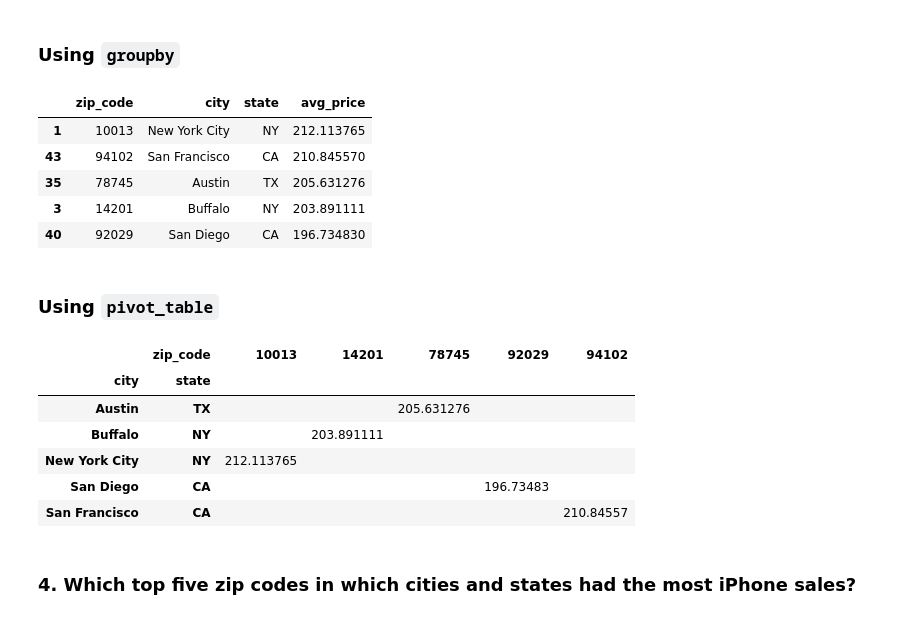
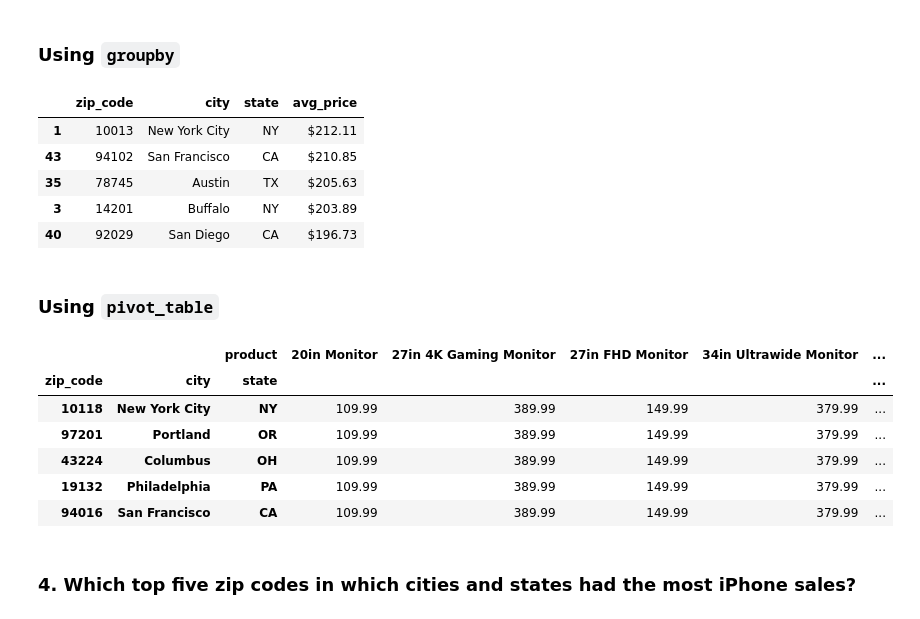
Before and after one commit to kidushaftom/athletic-sales-analysis, a Jupyter notebook: sales_data_starter_code.ipynb, the cells around one changed output. Drawn from its saved outputs; the diff is of its cells as text; code cells hidden in the pictures.

```diff
--- a/sales_data_starter_code.ipynb
+++ b/sales_data_starter_code.ipynb
@@ -142,6 +142,6 @@ dtypes: float64(1), int64(3), object(4)
 memory usage: 2.2+ MB
 # %%
 # Convert the "order_date" column to a datetime datatype.
-sales['order_date'] = pd.to_datetime(sales['order_date'],format='%Y-%m-%d')
+sales['order_date'] = pd.to_datetime(sales['order_date'])
 # %%
 # Confirm that the data type has been changed.
@@ -204,13 +204,16 @@ qty_pivot
 ### Using `groupby`
 # %%
 # Show the total price for the items ordered for each state, city, and zip code.
-sales_price = sales.groupby(['zip_code','city','state']).agg({'price':'sum'}).reset_index()
+sales['total_price'] = sales['price']* sales['quantity_ordered']
+
+total_sales_price = sales.groupby(['zip_code','city','state']).agg({'total_price':'sum'})
 
 
 # Rename the sum column to reflect the data in the column.
-sales_price.rename(columns={'price':'total_price'},inplace= True)
+total_sales_price.rename(columns={'total_price':'total_sales_price'},inplace= True)
 
 # Show the top 5 results.
-top_5_price = sales_price.sort_values('total_price',ascending= False).head(5)
-top_5_price
+top_5_sales = total_sales_price.sort_values('total_sales_price',ascending= False).head(5)
+top_5_sales['total_sales_price'] = top_5_sales['total_sales_price'].map('${:,.2f}'.format)
+top_5_sales.reset_index()
 # %% [output]
@@ -250,34 +254,37 @@ avg_price.rename(columns={'price':'avg_price'},inplace= True)
 
 # Show the top 5 results.
 top_5_avg_price = avg_price.sort_values('avg_price',ascending= False).head(5)
+top_5_avg_price['avg_price'] = round(top_5_avg_price['avg_price'],2)
+top_5_avg_price['avg_price'] = top_5_avg_price['avg_price'].map('${:,.2f}'.format)
 top_5_avg_price
 # %% [output]
 |  | zip_code | city | state | avg_price |
-| 1 | 10013 | New York City | NY | 212.113765 |
-| 43 | 94102 | San Francisco | CA | 210.845570 |
-| 35 | 78745 | Austin | TX | 205.631276 |
-| 3 | 14201 | Buffalo | NY | 203.891111 |
-| 40 | 92029 | San Diego | CA | 196.734830 |
+| 1 | 10013 | New York City | NY | $212.11 |
+| 43 | 94102 | San Francisco | CA | $210.85 |
+| 35 | 78745 | Austin | TX | $205.63 |
+| 3 | 14201 | Buffalo | NY | $203.89 |
+| 40 | 92029 | San Diego | CA | $196.73 |
 # %% [markdown]
 ### Using `pivot_table`
 # %%
 # Show the average price per product ordered for each state, city, and zip code rounded to two decimal places.
+pivot_avg_price = pd.pivot_table(sales, values='price', index=['zip_code','city', 'state'], \
+                                 columns='product', aggfunc='mean', fill_value= 0)
 
-
+pivot_avg_price ['average_price'] = round(pivot_avg_price .mean(axis=1),2)
 # Rename the "price" column to "Avg_Price"
-
+pivot_avg_price.sort_values('average_price',ascending= True,inplace=True)
 
 # Show the top 5 results.
-avg_price_pivot = top_5_avg_price.pivot(index = ['city','state'],columns=['zip_code'], values='avg_price').fillna('')
-avg_price_pivot
+pivot_avg_price.head(5)
 # %% [output]
-|  | zip_code | 10013 | 14201 | 78745 | 92029 | 94102 |
-| city | state |  |  |  |  |  |
-| Austin | TX |  |  | 205.631276 |  |  |
-| Buffalo | NY |  | 203.891111 |  |  |  |
-| New York City | NY | 212.113765 |  |  |  |  |
-| San Diego | CA |  |  |  | 196.73483 |  |
-| San Francisco | CA |  |  |  |  | 210.84557 |
+|  |  | product | 20in Monitor | 27in 4K Gaming Monitor | 27in FHD Monitor | 34in Ultrawide Monitor | ... |
+| zip_code | city | state |  |  |  |  | ... |
+| 10118 | New York City | NY | 109.99 | 389.99 | 149.99 | 379.99 | ... |
+| 97201 | Portland | OR | 109.99 | 389.99 | 149.99 | 379.99 | ... |
+| 43224 | Columbus | OH | 109.99 | 389.99 | 149.99 | 379.99 | ... |
+| 19132 | Philadelphia | PA | 109.99 | 389.99 | 149.99 | 379.99 | ... |
+| 94016 | San Francisco | CA | 109.99 | 389.99 | 149.99 | 379.99 | ... |
 # %% [markdown]
 ### 4. Which top five zip codes in which cities and states had the most iPhone sales?
 # %%
```
Also changed, not shown: parts of 7 cells of this notebook, 1 other file.
